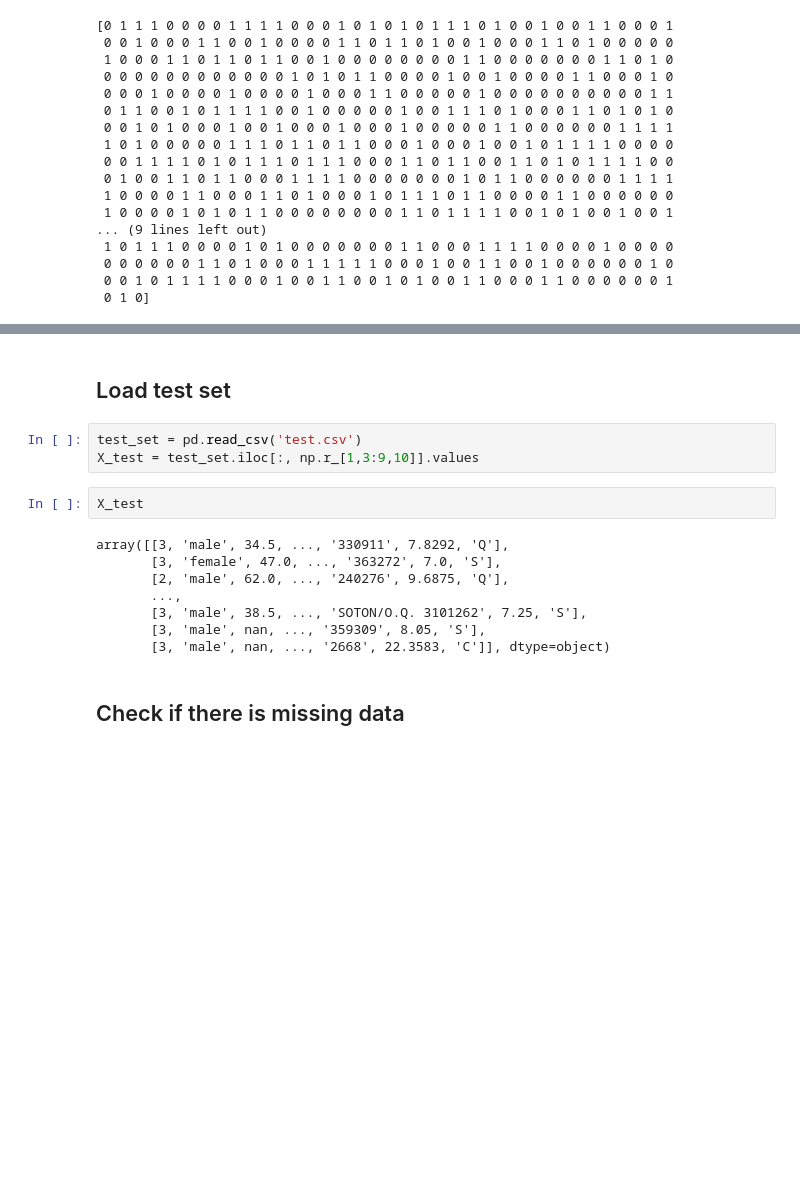
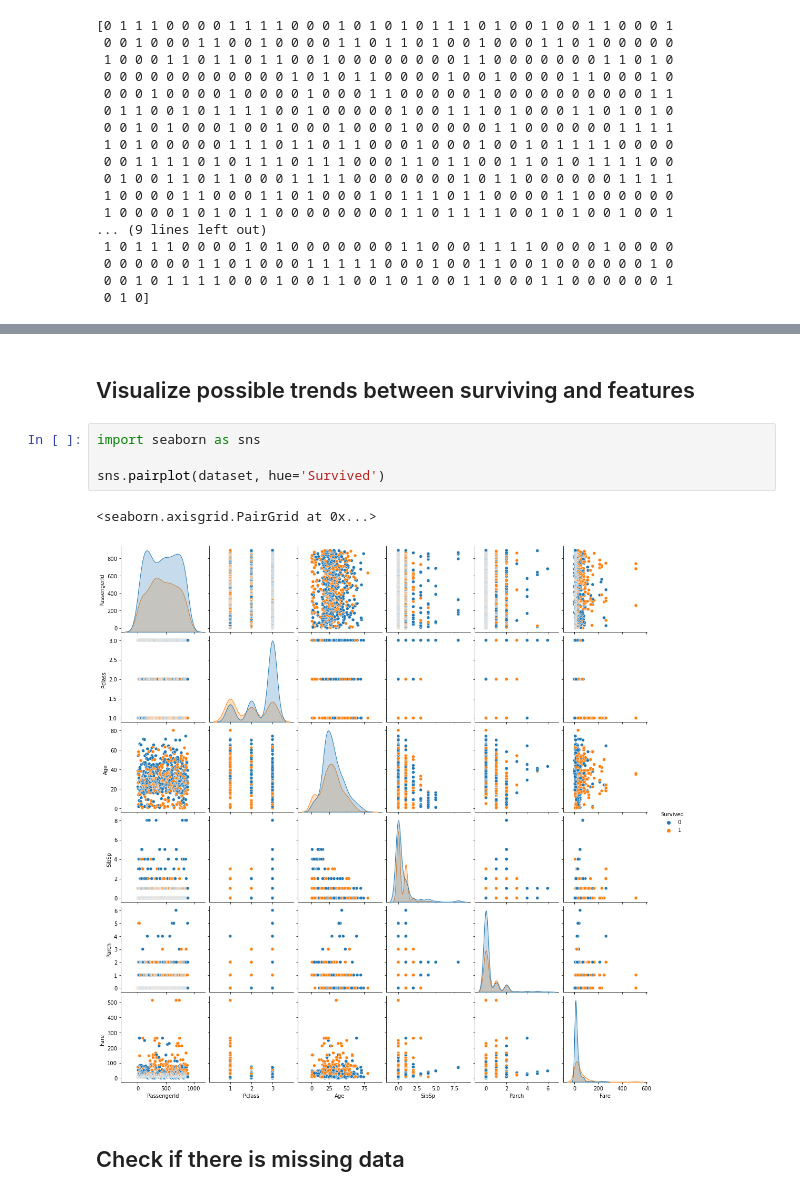
Before and after one commit to ThomasLokkart/Titanic_dataset, a Jupyter notebook: Titanic machine learning.ipynb, the cells around one changed output, grey strips where cells are left out. Cells and saved outputs as stored; diff of their text form; blank space fills up the shorter version.

Commit message:
Visualization of trends in survival with seaborn

```diff
--- a/Titanic machine learning.ipynb
+++ b/Titanic machine learning.ipynb
@@ -56,18 +47,12 @@ dataset.head()
-# %% [markdown]
-## Load test set
-# %%
-test_set = pd.read_csv('test.csv')
-X_test = test_set.iloc[:, np.r_[1,3:9,10]].values
-# %%
-X_test
-# %% [output]
-array([[3, 'male', 34.5, ..., '330911', 7.8292, 'Q'],
-       [3, 'female', 47.0, ..., '363272', 7.0, 'S'],
-       [2, 'male', 62.0, ..., '240276', 9.6875, 'Q'],
-       ...,
-       [3, 'male', 38.5, ..., 'SOTON/O.Q. 3101262', 7.25, 'S'],
-       [3, 'male', nan, ..., '359309', 8.05, 'S'],
-       [3, 'male', nan, ..., '2668', 22.3583, 'C']], dtype=object)
+# %% [markdown]
+## Visualize possible trends between surviving and features
+# %%
+import seaborn as sns
+
+sns.pairplot(dataset, hue='Survived')
+# %% [output]
+<seaborn.axisgrid.PairGrid at 0x...>
+[figure, added]
 # %% [markdown]
 ## Check if there is missing data
 # %%
```
Also changed, not shown: parts of 10 cells of this notebook.
